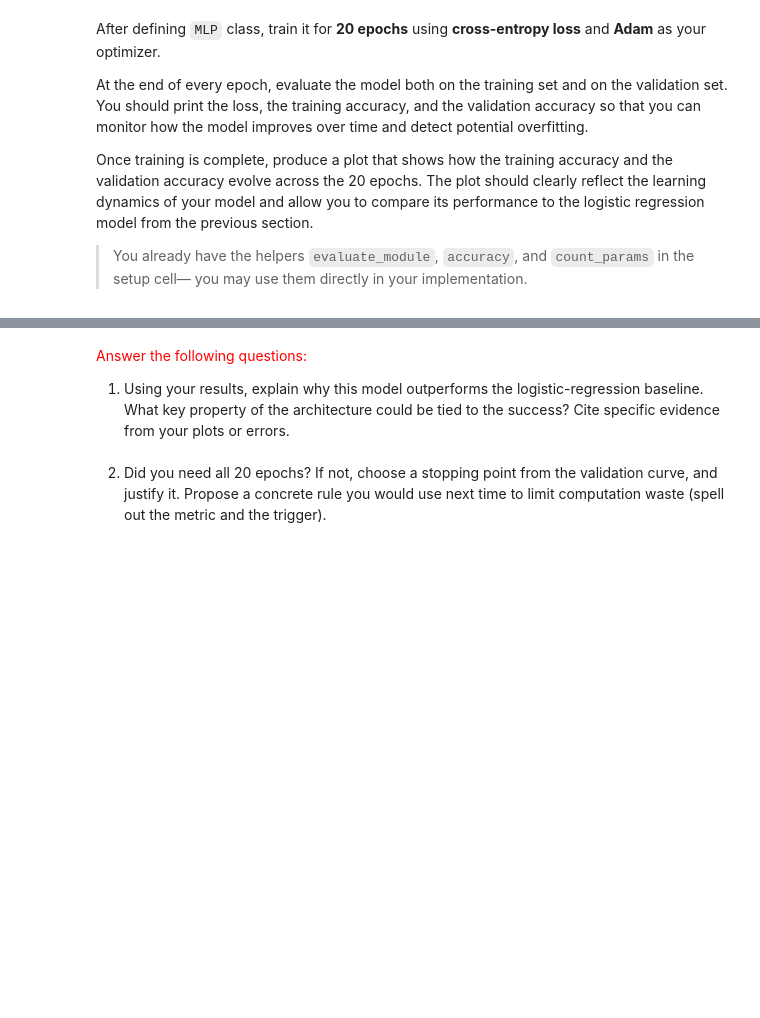
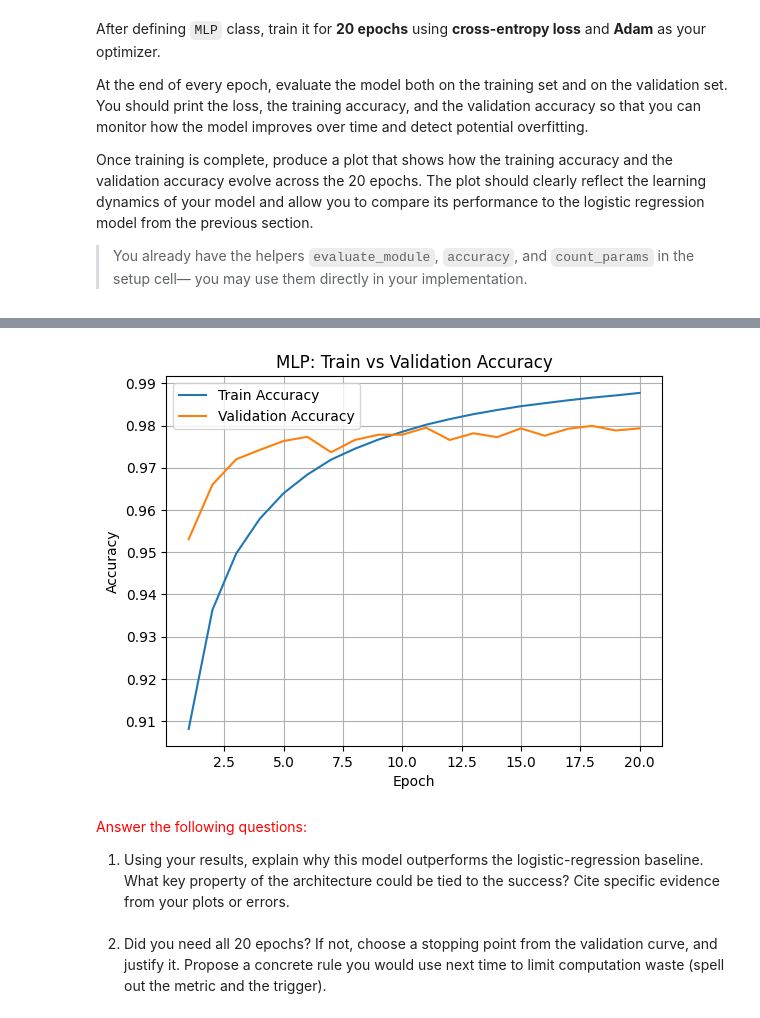
Before and after one commit to aishadahesh/DeepLearning, a Jupyter notebook: hw1/DL_HW1.ipynb, the cells around one changed output, grey strips where cells are left out. Cells and saved outputs as stored; diff of their text form; code cells hidden in the pictures; blank space fills up the shorter version.

Commit message:
training and building MLP for MNIST code is done

```diff
--- a/hw1/DL_HW1.ipynb
+++ b/hw1/DL_HW1.ipynb
@@ -371,11 +371,20 @@ In the cell below, implement your `MLP` network, a two-layer Multi-Layer Percept
 - Use `RELU()` as your activation function for each layer.
 # %%
 class MLP(nn.Module):
-    def __init__(self):
+    def __init__(self,input_dim=784, hidden_dim = 400, output_dim=10):
         # TODO: implement
+        super(MLP, self).__init__()
+        self.net = nn.Sequential(
+            nn.Linear(input_dim, hidden_dim),
+            nn.ReLU(),
+            nn.Linear(hidden_dim, hidden_dim),
+            nn.ReLU(),
+            nn.Linear(hidden_dim, output_dim)
+        )
 
     def forward(self, x):
-        return self.model(x)
+        x = x.view(x.size(0), -1)
+        return self.net(x)
 # %% [markdown]
 After defining `MLP` class, train it for **20 epochs** using **cross-entropy loss** and **Adam** as your optimizer.
 
@@ -388,0 +396,63 @@ Once training is complete, produce a plot that shows how the training accuracy a
+# %%
+# TODO: Implement
+def train_mlp(model: nn.Module, train_loader, val_loader, epochs=20, lr=0.01):
+    DEVICE = torch.device("cuda" if torch.cuda.is_available() else "cpu")
+    model.to(DEVICE)
+    optimizer = optim.Adam(model.parameters(), lr=lr)
+    train_correct = 0
+    train_total   = 0
+    train_acc_history = []
+    val_acc_history   = []
+    for epoch in range(epochs):
+        model.train()
+        epoch_loss = []
+        for image,label in train_loader:
+            optimizer.zero_grad()
+            image, label = image.to(DEVICE), label.to(DEVICE)
+            logits = model(image)
+            loss = F.cross_entropy(logits, label)
+
+            loss.backward()
+            optimizer.step()
+
+            epoch_loss.append(loss.item())
+            preds = logits.argmax(dim=1)
+            train_correct += (preds == label).sum().item()
+            train_total   += label.size(0)
+        val_acc = evaluate_module(model, val_loader)
+        train_acc = train_correct / train_total
+        train_acc_history.append(train_acc)
+        val_acc_history.append(val_acc)
+        print(
+            f"Epoch {epoch+1}/{epochs}, "
+            f"Train Acc: {train_acc:.4f}, "
+            f"Val Acc: {val_acc:.4f}, "
+            f"Loss: {epoch_loss[-1]:.4f}"
+        )
+    return model, train_acc_history, val_acc_history
+
+mlp_model = MLP()
+trained_mlp, train_hist, val_hist = train_mlp(
+    mlp_model, train_loader, val_loader, epochs=20, lr=0.001
+)
+params_count = count_params(trained_mlp)
+print("\n--- MLP Results ---")
+print(f"\nNumber of Parameters in MLP: {params_count:,}")
+val_acc  = evaluate_module(trained_mlp, val_loader)
+test_acc = evaluate_module(trained_mlp, test_loader)
+print("Final Val Acc:", val_acc)
+print("Final Test Acc:", test_acc)
+
+epochs = len(train_hist)
+xs = range(1, epochs + 1)
+
+plt.figure()
+plt.plot(xs, train_hist, label="Train Accuracy")
+plt.plot(xs, val_hist, label="Validation Accuracy")
+plt.xlabel("Epoch")
+plt.ylabel("Accuracy")
+plt.title("MLP: Train vs Validation Accuracy")
+plt.legend()
+plt.grid(True)
+plt.show()
+# %% [output]
@@ -389,3 +476,4 @@ Once training is complete, produce a plot that shows how the training accuracy a
+[figure, added]
 # %% [markdown]
 <font color="red">Answer the following questions:</font>
 
```
Also changed, not shown: parts of 3 cells of this notebook.
